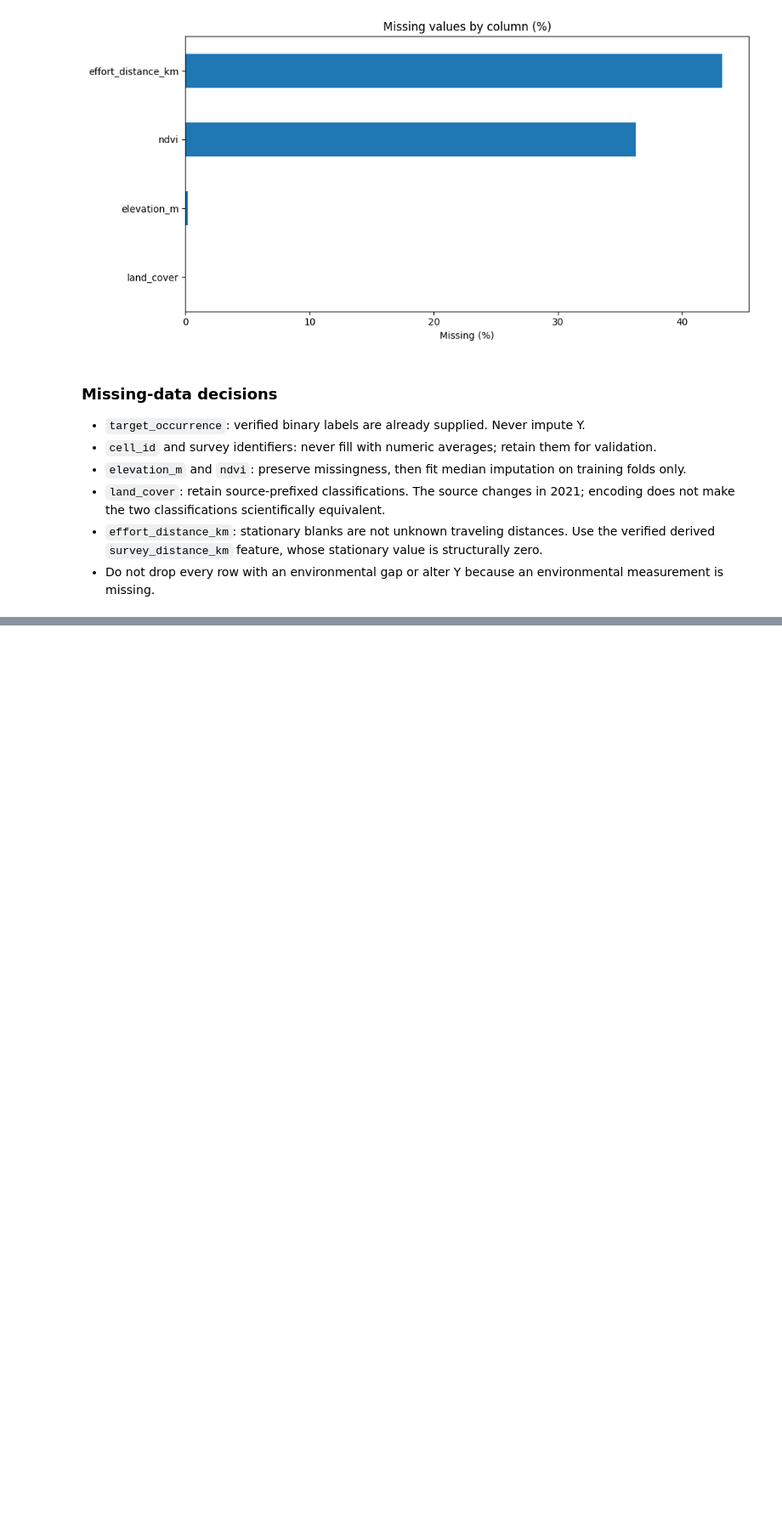
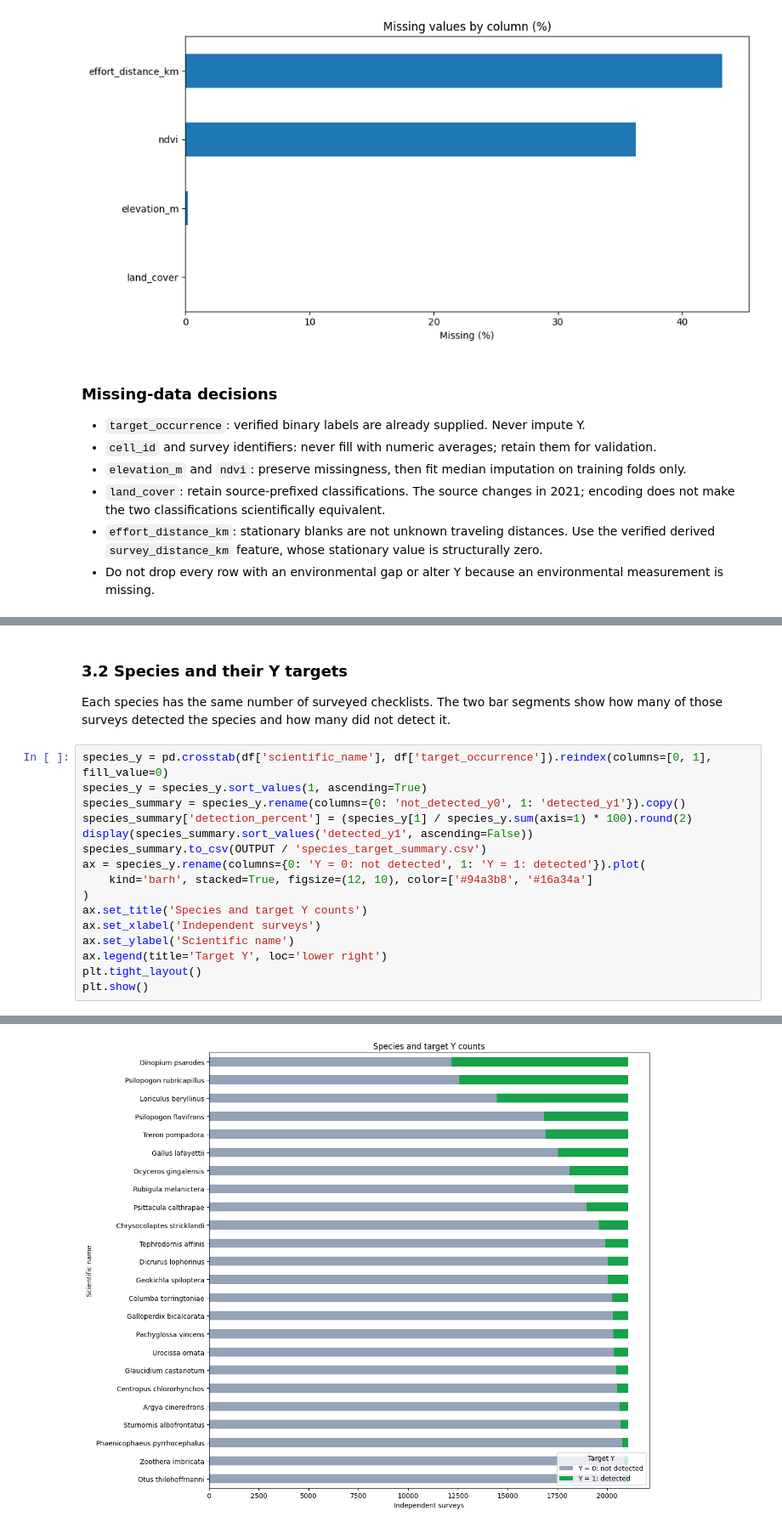
Before and after one commit to Sajiththiya/J26-IT-359, a Jupyter notebook: components/occurrence_prediction/Notebooks/01_Data_Understanding_EDA.ipynb, the cells around one changed output, grey strips where cells are left out. Shown at 85% size. Cells and saved outputs as stored; diff of their text form; blank space fills up the shorter version.

```diff
--- a/components/occurrence_prediction/Notebooks/01_Data_Understanding_EDA.ipynb
+++ b/components/occurrence_prediction/Notebooks/01_Data_Understanding_EDA.ipynb
@@ -171,0 +202,21 @@ plt.show()
+# %% [markdown]
+### 3.2 Species and their Y targets
+Each species has the same number of surveyed checklists. The two bar segments show
+how many of those surveys detected the species and how many did not detect it.
+# %%
+species_y = pd.crosstab(df['scientific_name'], df['target_occurrence']).reindex(columns=[0, 1], fill_value=0)
+species_y = species_y.sort_values(1, ascending=True)
+species_summary = species_y.rename(columns={0: 'not_detected_y0', 1: 'detected_y1'}).copy()
+species_summary['detection_percent'] = (species_y[1] / species_y.sum(axis=1) * 100).round(2)
+display(species_summary.sort_values('detected_y1', ascending=False))
+species_summary.to_csv(OUTPUT / 'species_target_summary.csv')
+ax = species_y.rename(columns={0: 'Y = 0: not detected', 1: 'Y = 1: detected'}).plot(
+    kind='barh', stacked=True, figsize=(12, 10), color=['#94a3b8', '#16a34a']
+)
+ax.set_title('Species and target Y counts')
+ax.set_xlabel('Independent surveys')
+ax.set_ylabel('Scientific name')
+ax.legend(title='Target Y', loc='lower right')
+plt.tight_layout()
+plt.show()
+# %% [output]
@@ -171,0 +241 @@ plt.show()
+[figure, added]
```
Also changed, not shown: parts of 10 cells of this notebook.
